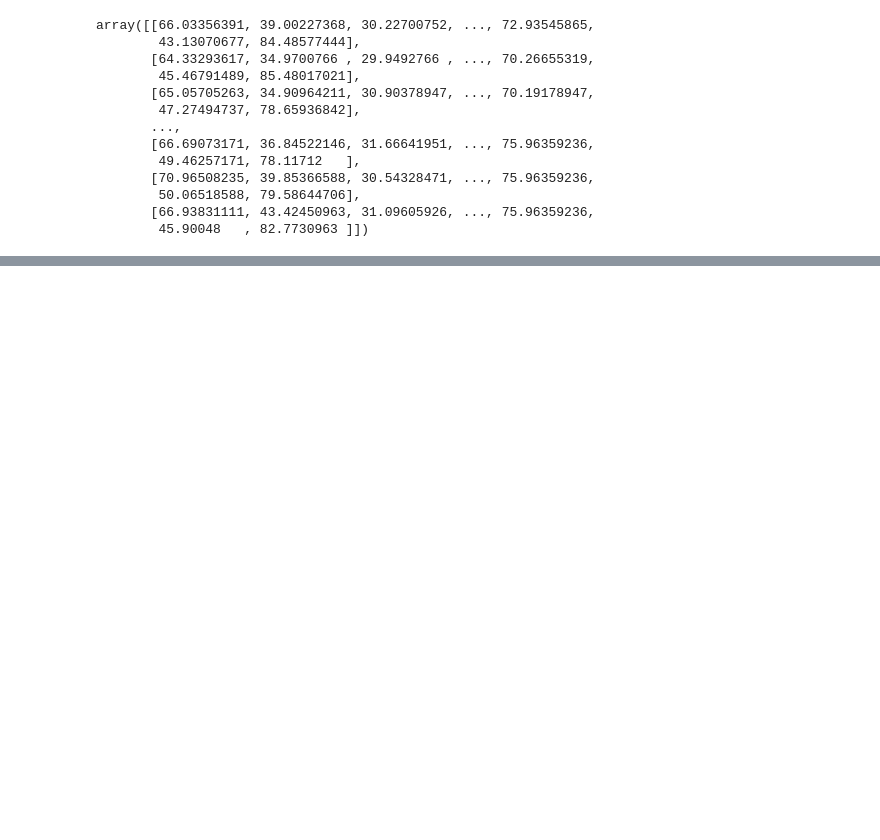
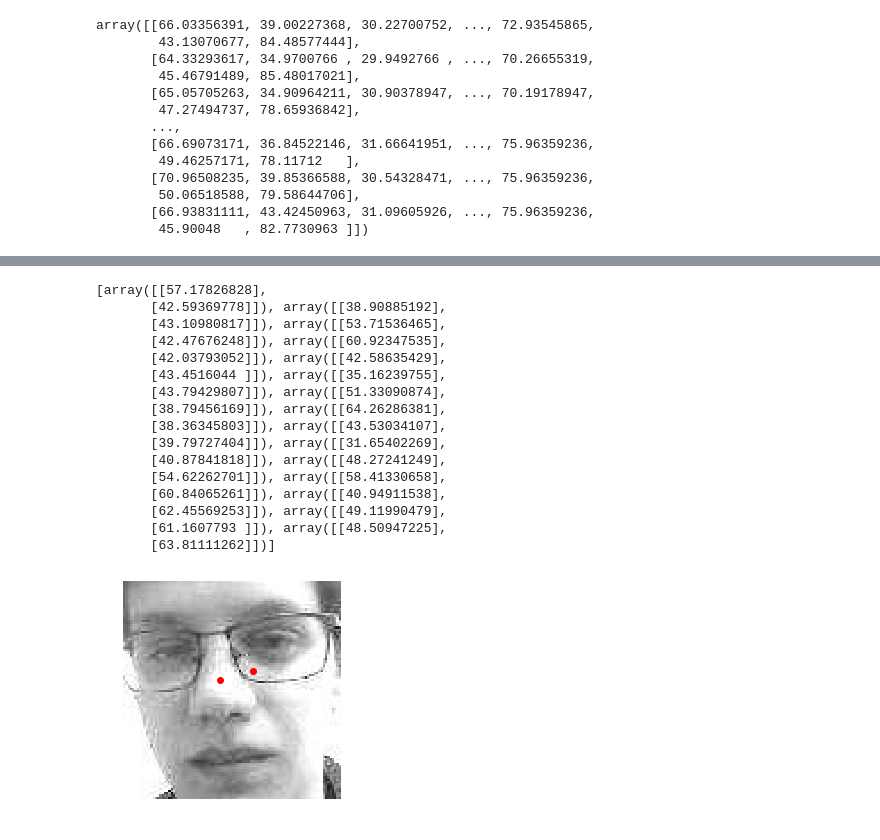
Before and after one commit to Midren/Caricature_maker, a Jupyter notebook: Untitled1.ipynb, the cells around one changed output, grey strips where cells are left out. Saved outputs shown, nothing was run; the diff lists cells and outputs as text; code cells hidden in the pictures; blank space fills up the shorter version.

```diff
--- a/Untitled1.ipynb
+++ b/Untitled1.ipynb
@@ -208,0 +198,33 @@ keypoints_show(X_train[sample_idx].reshape(96,96), y_res)
+# %%
+pic = Image.open("test3.jpg")
+pix = np.array(pic.getdata()).reshape(96, 96)
+# pix = exposure.equalize_hist(pix)
+# %%
+y_res = Predictor.predict_all(p, pix.reshape(1, 96, 96))
+def keypoints_show(x, y=None):
+    plt.imshow(x, 'gray')
+    if y is not None:
+        points = np.array(np.split(y, 15))
+        plt.plot(points[0], points[1], 'o', color='red')
+    plt.axis('off')
+
+keypoints_show(pix, y_res)
+print(np.split(y_res, 15))
+# %% [output]
+[array([[57.17826828],
+       [42.59369778]]), array([[38.90885192],
+       [43.10980817]]), array([[53.71536465],
+       [42.47676248]]), array([[60.92347535],
+       [42.03793052]]), array([[42.58635429],
+       [43.4516044 ]]), array([[35.16239755],
+       [43.79429807]]), array([[51.33090874],
+       [38.79456169]]), array([[64.26286381],
+       [38.36345803]]), array([[43.53034107],
+       [39.79727404]]), array([[31.65402269],
+       [40.87841818]]), array([[48.27241249],
+       [54.62262701]]), array([[58.41330658],
+       [60.84065261]]), array([[40.94911538],
+       [62.45569253]]), array([[49.11990479],
+       [61.1607793 ]]), array([[48.50947225],
+       [63.81111262]])]
+[figure, added]
```
Also changed, not shown: parts of 17 cells of this notebook, 3 other files.
